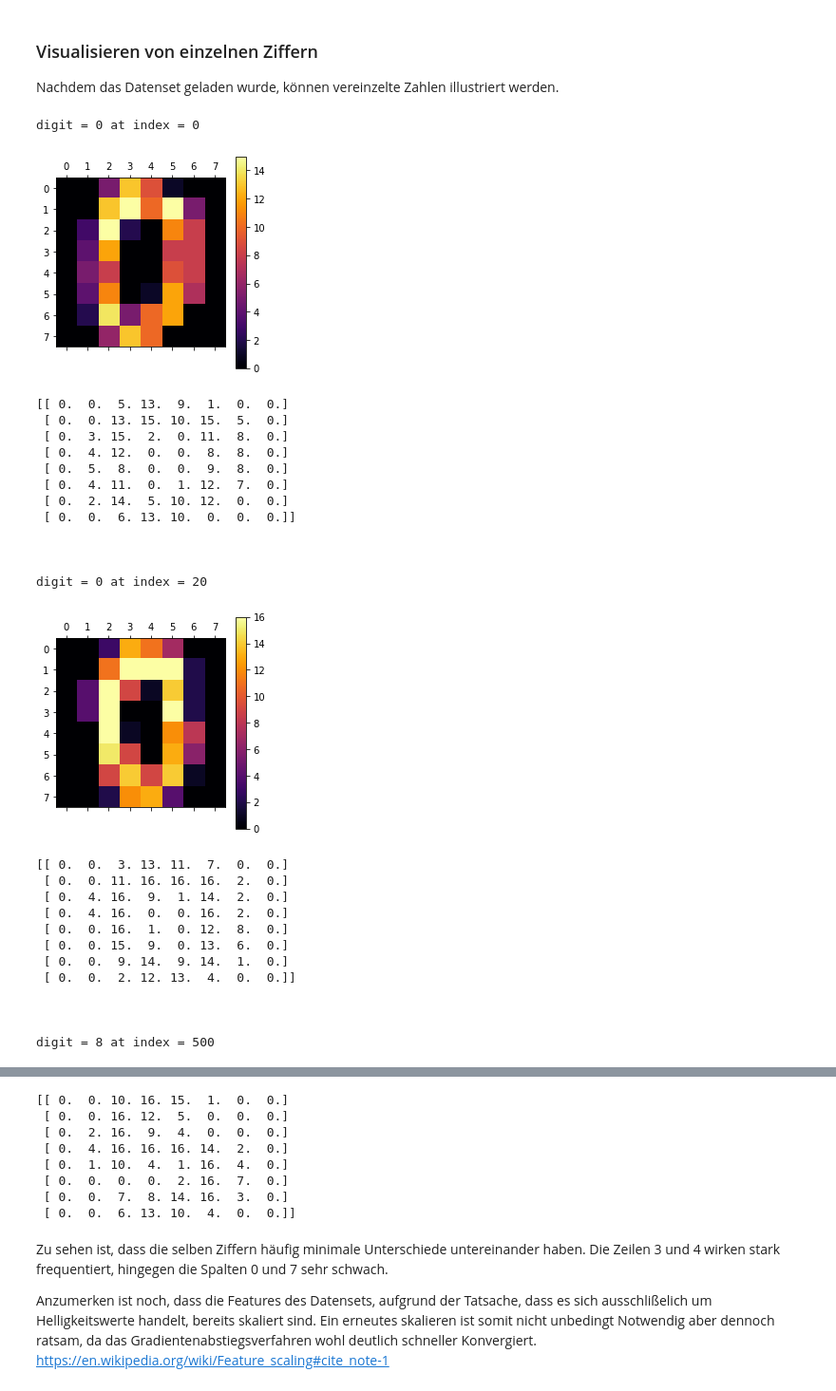
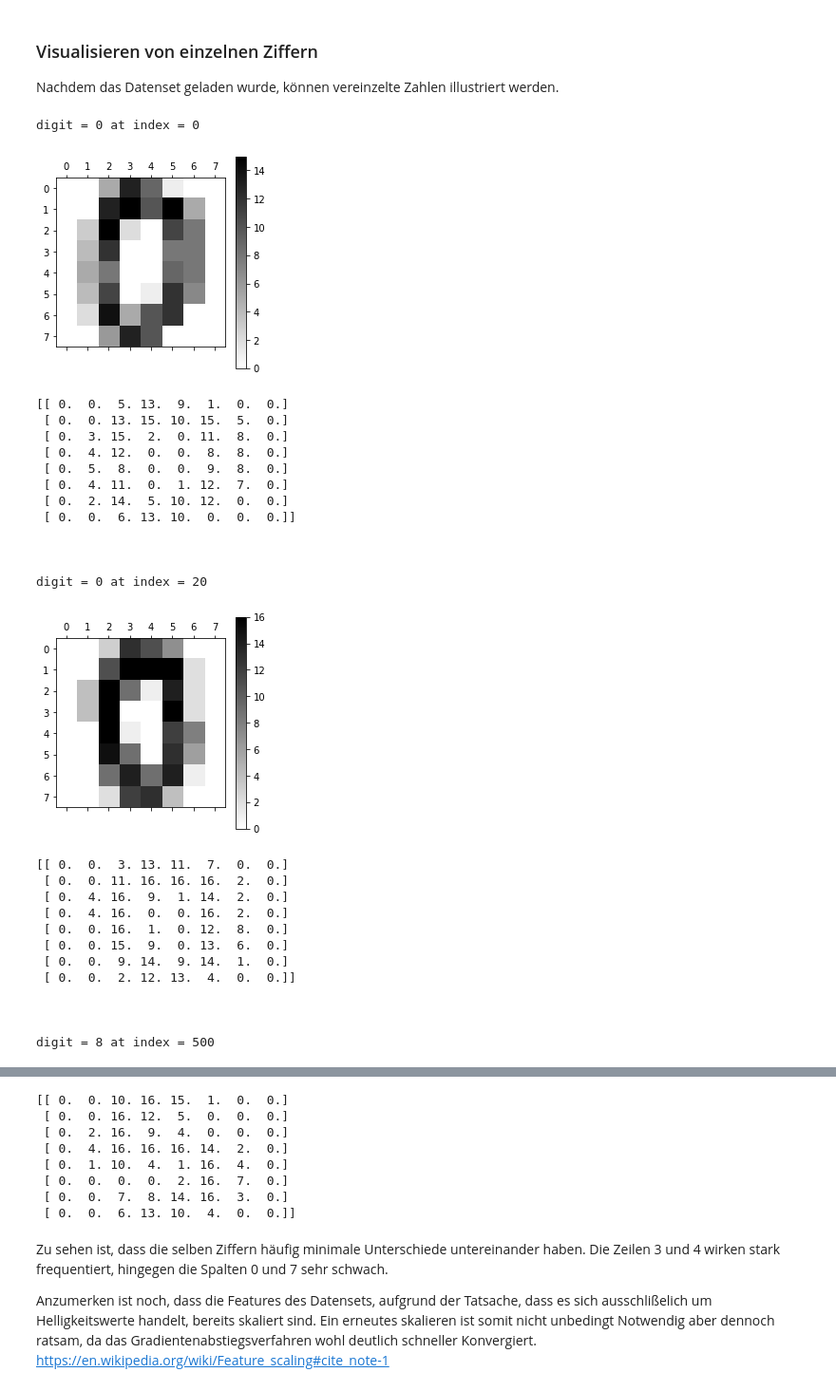
Before and after one commit to j4yj03/Uni, a Jupyter notebook: python/ann/ann_digit_544131.ipynb, the cells around one changed output, grey strips where cells are left out. Shown: that part at 95% size. Drawn from its saved outputs; the diff is of its cells as text; code cells hidden in the pictures.

```diff
--- a/python/ann/ann_digit_544131.ipynb
+++ b/python/ann/ann_digit_544131.ipynb
@@ -65,13 +72,13 @@ Nachdem das Datenset geladen wurde, können vereinzelte Zahlen illustriert werde
 # %%
 for ind in [0,20,500,508,1700,1787]:
     print(f'digit = {y[ind]} at index = {ind}')
-    plt.matshow(images[ind], cmap = cm.inferno)
+    plt.matshow(images[ind], cmap = cm.gray_r)
     plt.colorbar()
     plt.show()
     print(f'{images[ind]}\n\n\n')
 # %% [output]
 digit = 0 at index = 0
-[figure, old version]
+[figure, new version]
 [[ 0.  0.  5. 13.  9.  1.  0.  0.]
  [ 0.  0. 13. 15. 10. 15.  5.  0.]
  [ 0.  3. 15.  2.  0. 11.  8.  0.]
@@ -84,7 +91,7 @@ digit = 0 at index = 0
 
 
 digit = 0 at index = 20
-[figure, old version]
+[figure, new version]
 [[ 0.  0.  3. 13. 11.  7.  0.  0.]
  [ 0.  0. 11. 16. 16. 16.  2.  0.]
  [ 0.  4. 16.  9.  1. 14.  2.  0.]
```
Also changed, not shown: parts of 41 cells of this notebook, 30 other files.
